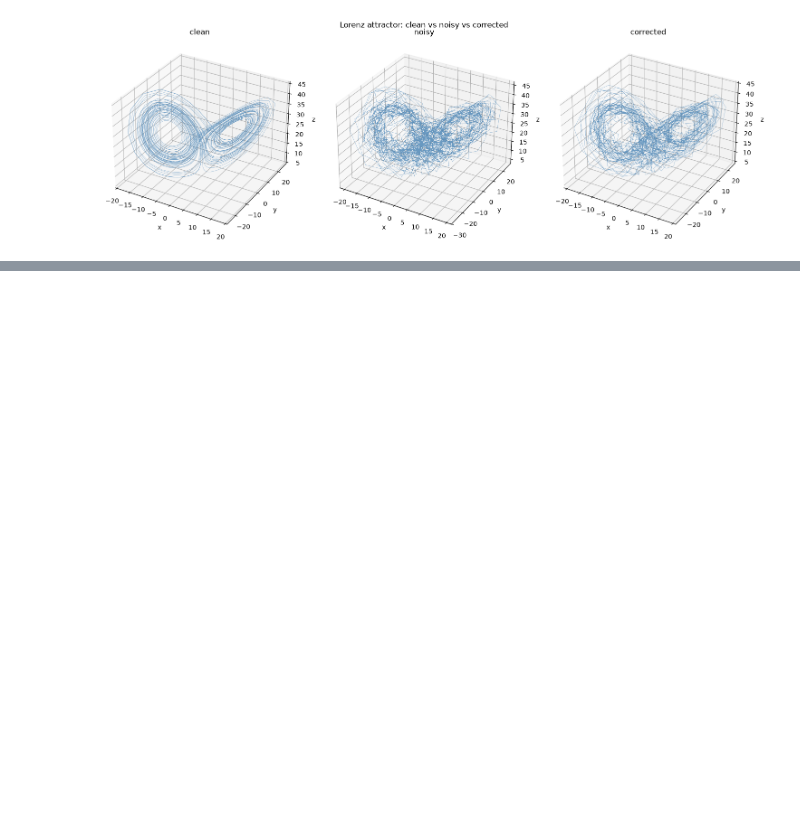
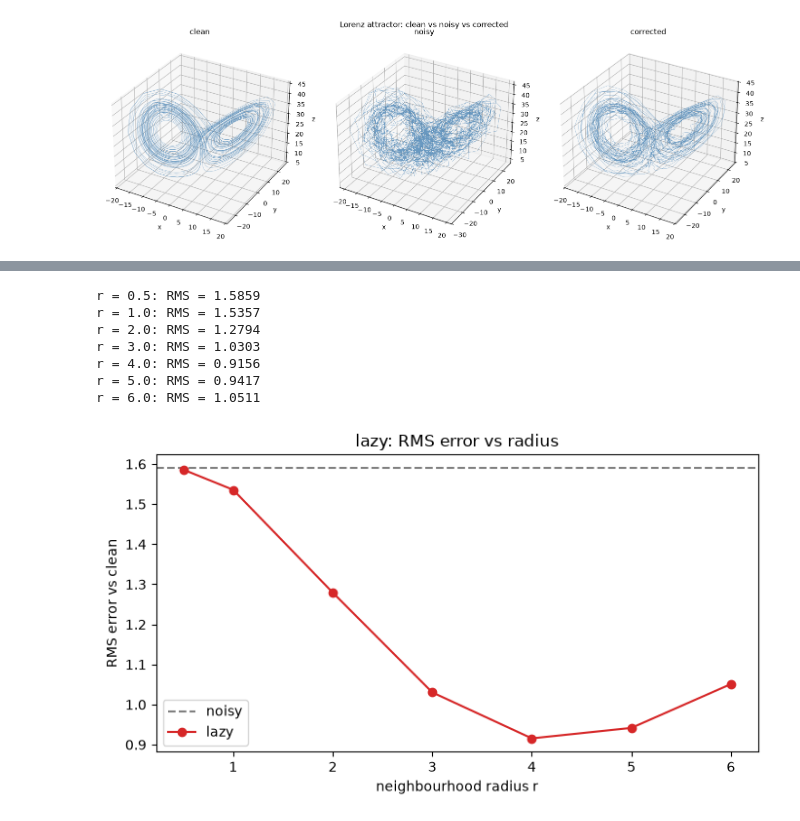
Before and after one commit to ieeningnwq/nolitisea, a Jupyter notebook: examples/noise.ipynb, the cells around one changed output, grey strips where cells are left out. Saved outputs shown, nothing was run; the diff lists cells and outputs as text; code cells hidden in the pictures; blank space fills up the shorter version.

```diff
--- a/examples/noise.ipynb
+++ b/examples/noise.ipynb
@@ -229,0 +345,6 @@ plt.show()
+# %%
+window = 500
+print(f"DTW distance over the first {window} samples:")
+for name, (x, y) in pairs.items():
+    d = dtw_distance(x[:window], y[:window])
+    print(f"  {name:<22}{d:10.3f}")
@@ -229,0 +374,16 @@ plt.show()
+# %%
+from nolitisea.noise.lazy import lazy
+
+# Noisy Lorenz x component (20% Gaussian noise, section 2).
+x_noisy = noisy[:, 0]
+x_clean = clean[:, 0]
+
+x_lazy = lazy(x_noisy, dim=3, delay=1, r=4.0, metric="chebyshev", repeat=2)
+
+rms_noisy = np.sqrt(np.mean((x_noisy - x_clean) ** 2))
+rms_lazy = np.sqrt(np.mean((x_lazy - x_clean) ** 2))
+rms_ghkss = np.sqrt(np.mean((corrected[:, 0] - x_clean) ** 2))
+print(f"RMS error (noisy) : {rms_noisy:.4f}")
+print(f"RMS error (lazy)  : {rms_lazy:.4f}")
+print(f"RMS error (GHKSS) : {rms_ghkss:.4f}   (section 2, for reference)")
+print(f"improvement       : {100 * (1 - rms_lazy / rms_noisy):.1f}%")
@@ -229,0 +402,26 @@ plt.show()
+# %%
+radii = [0.5, 1.0, 2.0, 3.0, 4.0, 5.0, 6.0]
+errors = []
+for r in radii:
+    y = lazy(x_noisy, dim=3, delay=1, r=r, repeat=2)
+    errors.append(np.sqrt(np.mean((y - x_clean) ** 2)))
+    print(f"r = {r:.1f}: RMS = {errors[-1]:.4f}")
+
+fig, ax = plt.subplots(figsize=(7, 4))
+ax.axhline(rms_noisy, color="gray", linestyle="--", label="noisy")
+ax.plot(radii, errors, "o-", color="tab:red", label="lazy")
+ax.set_xlabel("neighbourhood radius r")
+ax.set_ylabel("RMS error vs clean")
+ax.set_title("lazy: RMS error vs radius")
+ax.legend()
+plt.tight_layout()
+plt.show()
+# %% [output]
+r = 0.5: RMS = 1.5859
+r = 1.0: RMS = 1.5357
+r = 2.0: RMS = 1.2794
+r = 3.0: RMS = 1.0303
+r = 4.0: RMS = 0.9156
+r = 5.0: RMS = 0.9417
+r = 6.0: RMS = 1.0511
+[figure, added]
```
Also changed, not shown: parts of 17 cells of this notebook, 5 other files.
